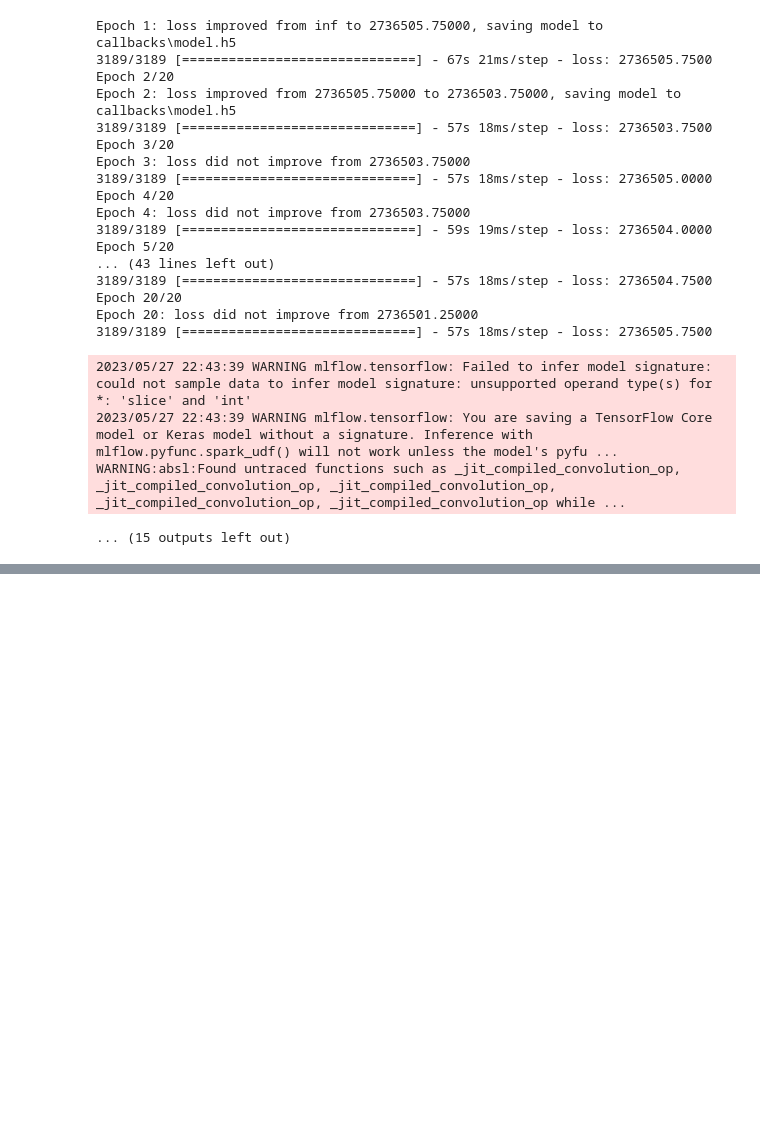
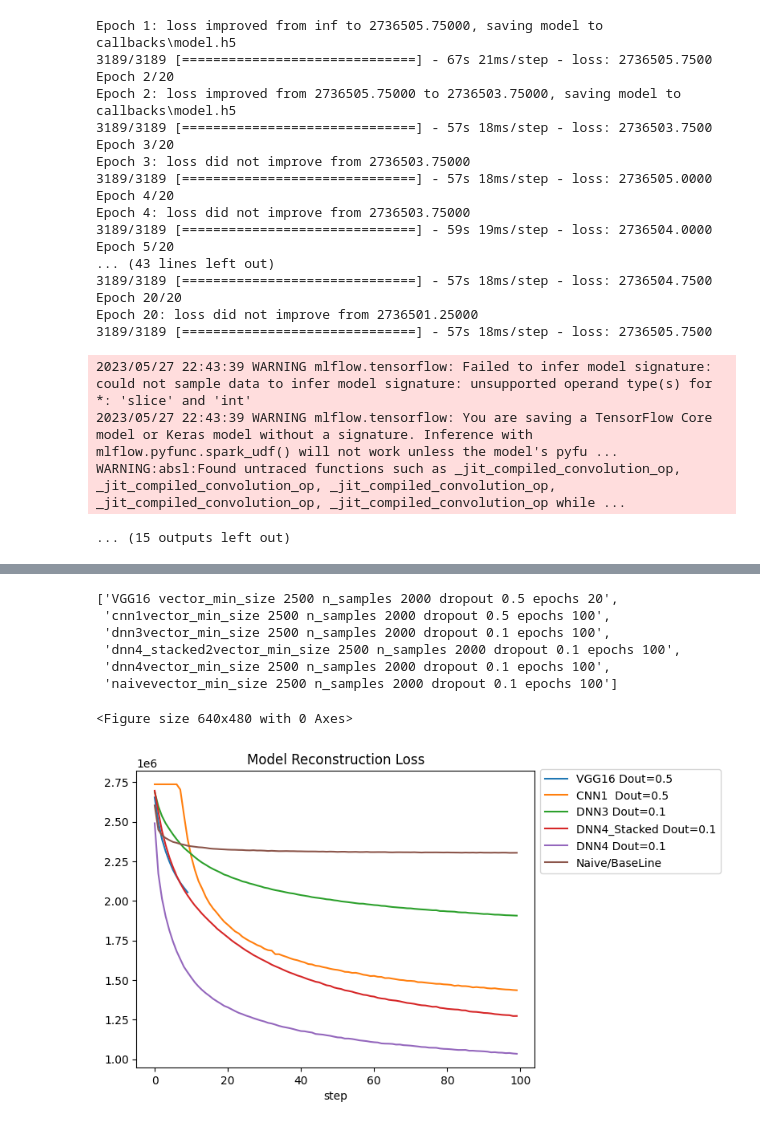
Before and after one commit to Daniel-Duque/Music_noise_reduction, a Jupyter notebook: autoencoder1.ipynb, the cells around one changed output, grey strips where cells are left out. Saved outputs shown, nothing was run; the diff lists cells and outputs as text; code cells hidden in the pictures; blank space fills up the shorter version.

Commit message:
adding results analysis and transformers to pool

```diff
--- a/autoencoder1.ipynb
+++ b/autoencoder1.ipynb
@@ -1517,0 +1287,3 @@ Input 0 of layer "block1_conv1" is incompatible with the layer: expected min_ndi
+# %%
+ref_experiments=runs.groupby(["experiment_name","run_id"]).agg({"experiment_id":"count"}).reset_index()
+ref_experiments.head()
@@ -1517,0 +1324,4 @@ Input 0 of layer "block1_conv1" is incompatible with the layer: expected min_ndi
+# %%
+loss_per_run=pd.read_csv("loss_per_run.csv")
+loss_per_run=loss_per_run.merge(ref_experiments,how="inner", on="run_id")
+loss_per_run
@@ -1517,0 +1367,7 @@ Input 0 of layer "block1_conv1" is incompatible with the layer: expected min_ndi
+# %%
+runs_to_plot=loss_per_run[loss_per_run["run_id"].isin(['7de0e722f0b94c8fa6eed03d15f84aae'
+,'68d38fd565774adb88a0eabd3fb947fe'
+,'ff8bb6a7956d464ca77cf32be7adf88b'
+,'f58987e01c624d48ba905c8aa4397406'
+,'8a09ee1a20f14361babf17bb7900decd'
+,'933e0af5cbef455fa447f2b0af049c17'])]
@@ -1517,0 +1400,8 @@ Input 0 of layer "block1_conv1" is incompatible with the layer: expected min_ndi
+# %%
+pivot_Results=runs_to_plot.pivot(index="step",columns='experiment_name', values='value').reset_index()
+pivot_Results
+# pivot_Results.rename({"02d80ee38ff247779470c4a509a7d480":"dnn3_DropOut 0.5"
+#                       "09a558c7b4c04754a74b49e54793bcee"
+
+
+#                       })
@@ -1517,0 +1422,20 @@ Input 0 of layer "block1_conv1" is incompatible with the layer: expected min_ndi
+# %%
+pivot_Results.columns.tolist()[1:]
+# %% [output]
+['VGG16 vector_min_size 2500 n_samples 2000 dropout 0.5 epochs 20',
+ 'cnn1vector_min_size 2500 n_samples 2000 dropout 0.5 epochs 100',
+ 'dnn3vector_min_size 2500 n_samples 2000 dropout 0.1 epochs 100',
+ 'dnn4_stacked2vector_min_size 2500 n_samples 2000 dropout 0.1 epochs 100',
+ 'dnn4vector_min_size 2500 n_samples 2000 dropout 0.1 epochs 100',
+ 'naivevector_min_size 2500 n_samples 2000 dropout 0.1 epochs 100']
+# %%
+
+plt.clf()
+pivot_Results.plot(x="step", y=pivot_Results.columns.tolist()[1:])
+plt.title('Model Reconstruction Loss')
+labels=["VGG16 Dout=0.5","CNN1  Dout=0.5","DNN3 Dout=0.1","DNN4_Stacked Dout=0.1","DNN4 Dout=0.1","Naive/BaseLine"]
+plt.legend(labels=labels, bbox_to_anchor=(1,1.025), loc="upper left")
+plt.show()
+# %% [output]
+<Figure size 640x480 with 0 Axes>
+[figure, added]
```
Also changed, not shown: parts of 54 cells of this notebook, 3 other files.
